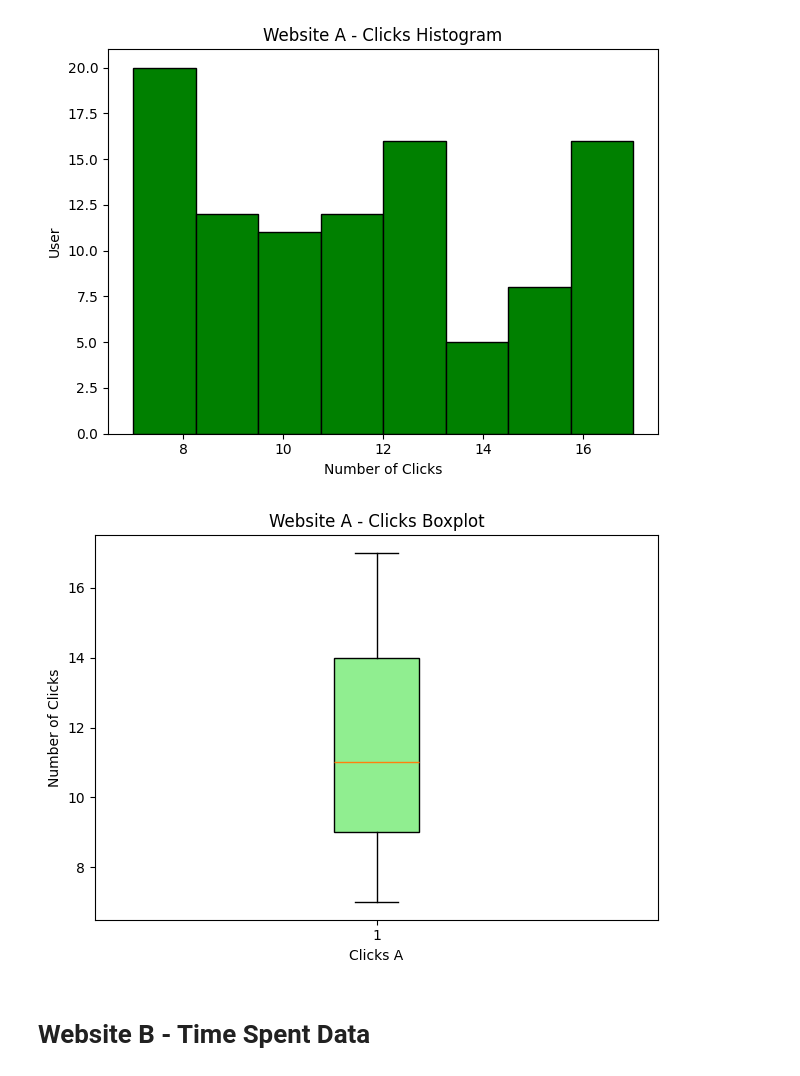
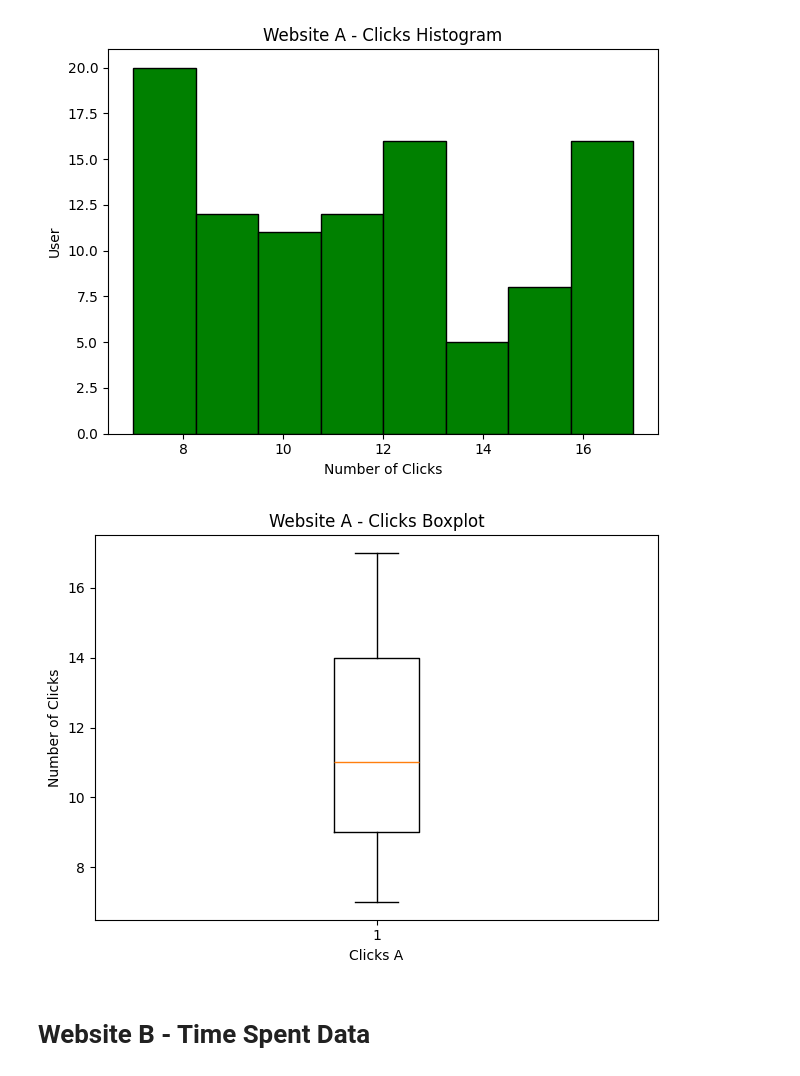
Before and after one commit to Quilhar/DataAnalytics, a Jupyter notebook: Stats/project_1.ipynb, the cells around one changed output. Cells and saved outputs as stored; diff of their text form; code cells hidden in the pictures.

```diff
--- a/Stats/project_1.ipynb
+++ b/Stats/project_1.ipynb
@@ -70,9 +70,9 @@ clicks_a_histogram = dal.histogram(web_a_clicks, title="Website A - Clicks Histo
 # %% [output]
 [figure]
 # %%
-click_a_boxplot = dal.boxplot(web_a_clicks, title="Website A - Clicks Boxplot", xaxis_label="Clicks A", yaxis_label="Number of Clicks", color="lightgreen")
+click_a_boxplot = dal.boxplot(web_a_clicks, title="Website A - Clicks Boxplot", xaxis_label="Clicks A", yaxis_label="Number of Clicks")
 # %% [output]
-[figure, old version]
+[figure, new version]
 # %% [markdown]
 # Website B - Time Spent Data
 # %%
```
Also changed, not shown: parts of 5 cells of this notebook, 1 other file.
